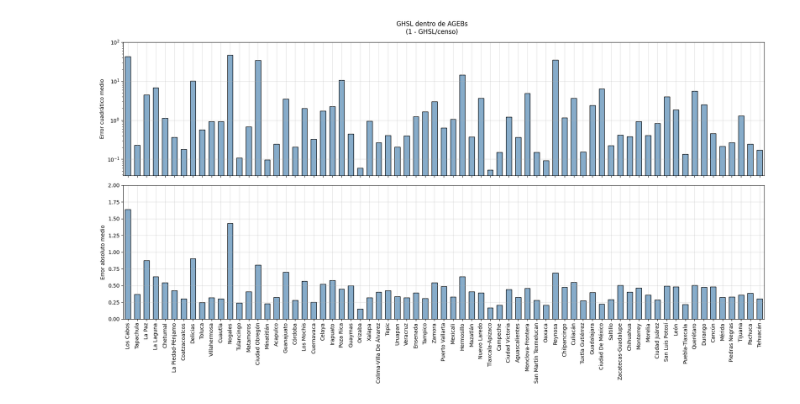
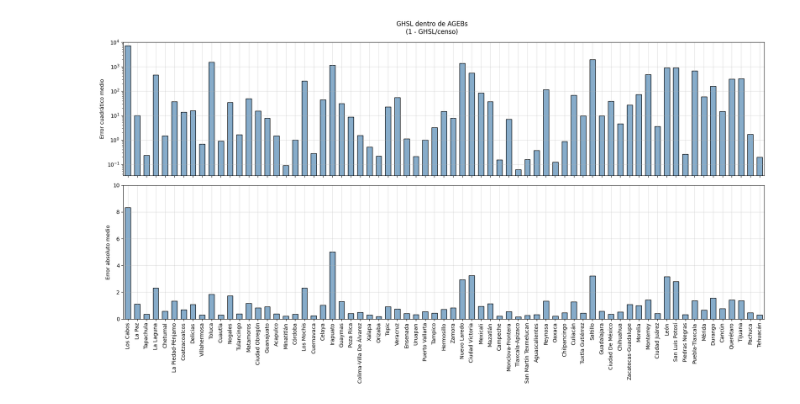
Before and after one commit to RodolfoFigueroa/CUPUM, a Jupyter notebook: stats.ipynb, the cells around one changed output. Cells and saved outputs as stored; diff of their text form; code cells hidden in the pictures.

```diff
--- a/stats.ipynb
+++ b/stats.ipynb
@@ -14,3 +12,6 @@ from typing import Optional
+# %%
+plt.rcParams["text.usetex"] = True
+plt.rc("text.latex", preamble=r"\usepackage{amsmath}")
 # %%
 polygon_path = Path(os.getenv("DATA_PATH")) / "polygons"
 # %%
@@ -137,7 +181,16 @@ def plot_errors(df_error: pd.DataFrame, index_order: list[str], *, ax: Axes, col
 
     ax.set_xlabel(None)
 # %%
-df_blocks_inside_ghsl = calculate_error_df(polygon_path / "blocks_inside_ghsl", reference_col="ghsl")
-df_ghsl_inside_agebs = calculate_error_df(polygon_path / "ghsl_inside_agebs", reference_col="census")
+df_blocks_inside_ghsl = calculate_error_df(
+    polygon_path / "blocks_inside_ghsl", reference_col="ghsl", plus_one=True
+)
+df_ghsl_inside_agebs = calculate_error_df(
+    polygon_path / "ghsl_inside_agebs", reference_col="census", plus_one=True
+)
 
-index_order = df_blocks_inside_ghsl.groupby(level=0)["error"].median().sort_values(ascending=False).index
+index_order = (
+    df_blocks_inside_ghsl.groupby(level=0)["error"]
+    .median()
+    .sort_values(ascending=False)
+    .index
+)
@@ -182,6 +262,13 @@ fig.savefig("./figures/boxplot_abs.jpg", bbox_inches="tight", dpi=200)
 # %%
 def plot_mean_errors(df_error: pd.DataFrame, column: str, *, ax: Axes, log: bool):
-    sns.barplot(df_error.groupby("zone")[column].mean(), width=0.6, order=index_order, facecolor="#85accc", ec="k", ax=ax)
+    sns.barplot(
+        df_error.groupby("zone")[column].mean(),
+        width=0.6,
+        order=index_order,
+        facecolor="#85accc",
+        ec="k",
+        ax=ax,
+    )
     if log:
         ax.set_yscale("log")
     ax.tick_params("x", rotation=90)
@@ -189,7 +276,15 @@ def plot_mean_errors(df_error: pd.DataFrame, column: str, *, ax: Axes, log: bool
 
     ax.set_xlabel(None)
 
-def plot_all_mean_errors(df_error: pd.DataFrame, *, ax1: Axes, ax2: Axes, log1: bool=True, log2: bool=True):
+
+def plot_all_mean_errors(
+    df_error: pd.DataFrame,
+    *,
+    ax1: Axes,
+    ax2: Axes,
+    log1: bool = True,
+    log2: bool = True,
+):
     plot_mean_errors(df_error, "error_sq", ax=ax1, log=log1)
     plot_mean_errors(df_error, "error_abs", ax=ax2, log=log2)
 
@@ -209,11 +304,11 @@ fig.savefig("./figures/bar_blocks_inside_ghsl.jpg", bbox_inches="tight", dpi=200
 # %%
 fig, (ax1, ax2) = plt.subplots(2, 1, figsize=(18, 10), sharex=True)
 plot_all_mean_errors(df_ghsl_inside_agebs, ax1=ax1, ax2=ax2, log1=True, log2=False)
 
-ax1.set_ylim(0, 100)
-ax2.set_ylim(0, 2)
+ax1.set_ylim(0, 10000)
+ax2.set_ylim(0, 10)
 fig.suptitle("GHSL dentro de AGEBs\n(1 - GHSL/censo)")
 fig.tight_layout()
 fig.savefig("./figures/bar_ghsl_inside_agebs.jpg", bbox_inches="tight", dpi=200)
 # %% [output]
-[figure, old version]
+[figure, new version]
```
Also changed, not shown: parts of 11 cells of this notebook, 21 other files.
